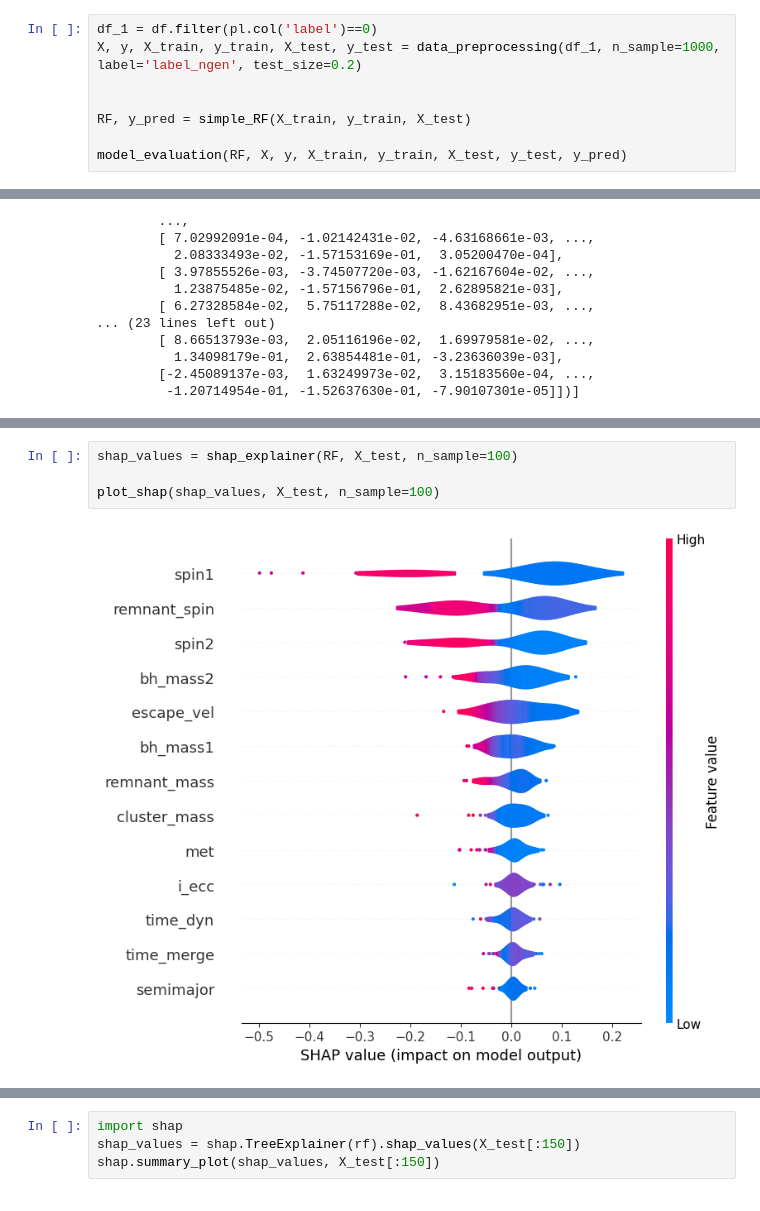
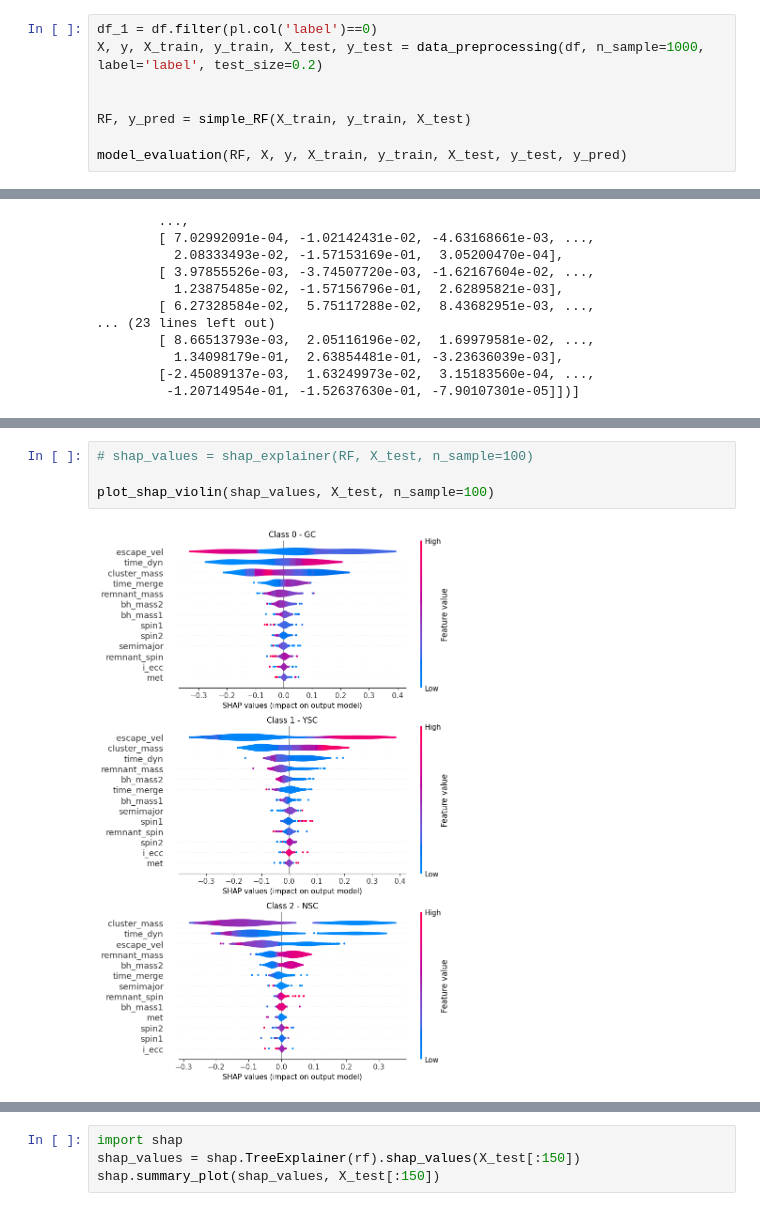
Before and after one commit to EugeniaBoccanera/hm_bbh, a Jupyter notebook: project_v1.ipynb, the cells around one changed output, grey strips where cells are left out. Drawn from its saved outputs; the diff is of its cells as text.

Commit message:
add condition for balaced_label. Some better print. 1st test shap plots

```diff
--- a/project_v1.ipynb
+++ b/project_v1.ipynb
@@ -494,7 +501,7 @@ def gridsearch_RF(param_grid: dict, cv: int, X_train: npt.NDArray, y_train: npt.
     return RF_best, y_pred, grid_search
 # %%
 df_1 = df.filter(pl.col('label')==0)
-X, y, X_train, y_train, X_test, y_test = data_preprocessing(df_1, n_sample=1000, label='label_ngen', test_size=0.2)
+X, y, X_train, y_train, X_test, y_test = data_preprocessing(df, n_sample=1000, label='label', test_size=0.2)
 
 
 RF, y_pred = simple_RF(X_train, y_train, X_test)
@@ -612,6 +828,6 @@ def plot_shap(shap_values: npt.NDArray, data: Union[pd.DataFrame, npt.NDArray],
 # %%
-shap_values = shap_explainer(RF, X_test, n_sample=100)
+# shap_values = shap_explainer(RF, X_test, n_sample=100)
 
-plot_shap(shap_values, X_test, n_sample=100)
+plot_shap_violin(shap_values, X_test, n_sample=100)
 # %% [output]
-[figure, old version]
+[figure, new version]
```
Also changed, not shown: parts of 11 cells of this notebook.
